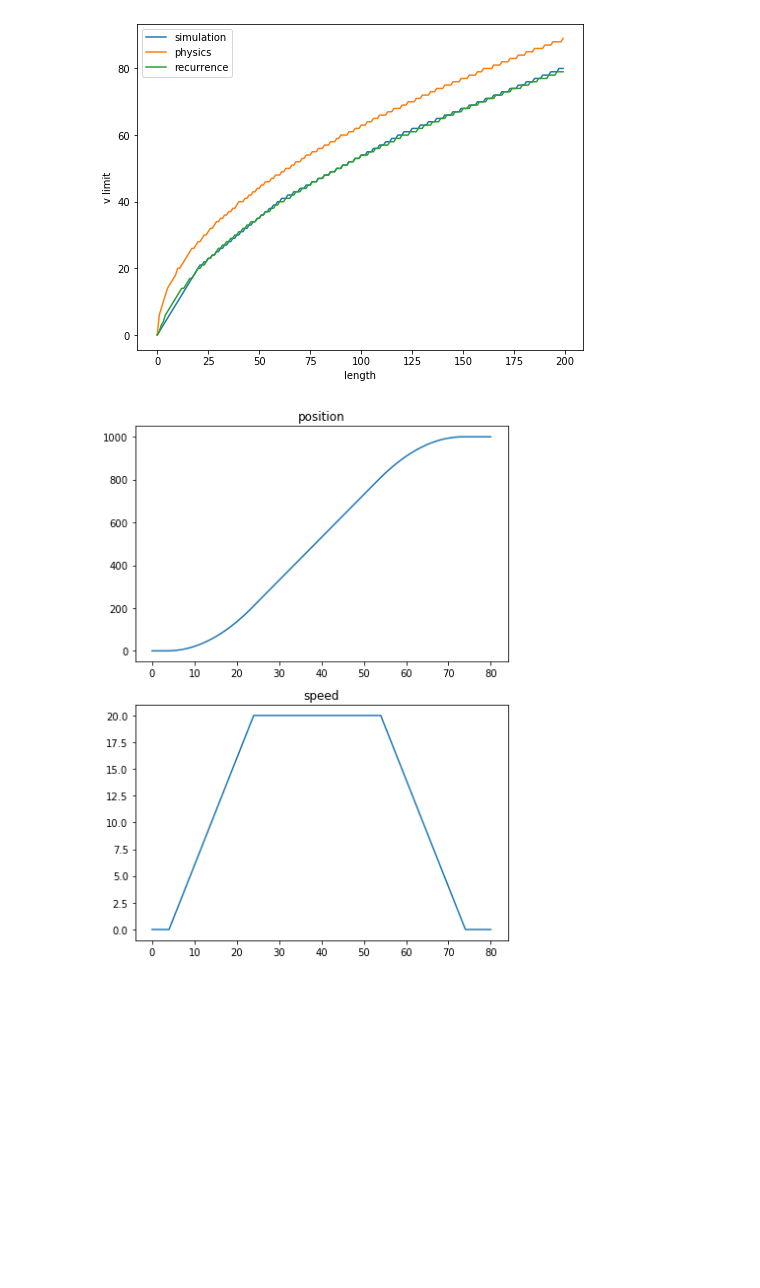
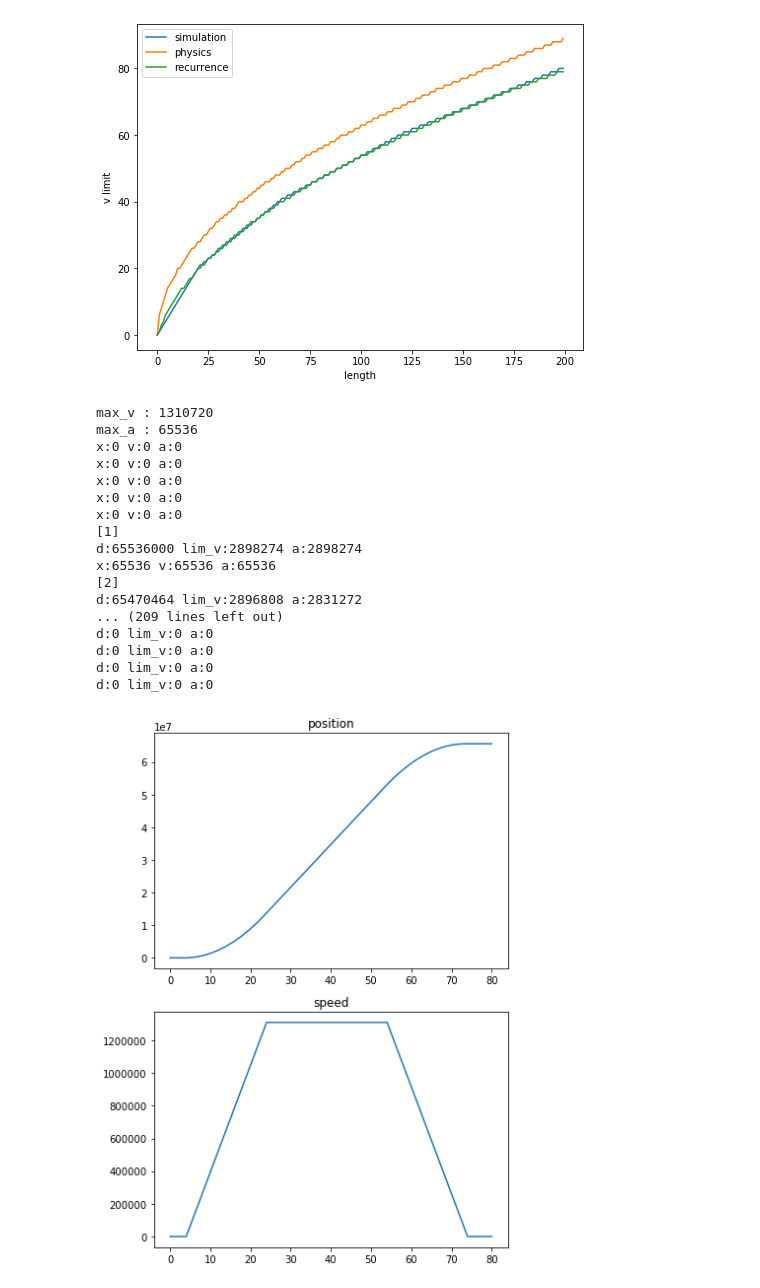
Before and after one commit to ryuz/jelly, a Jupyter notebook: projects/zybo_z7_stepper_motor/model/motor_motor_control_model.ipynb, the cells around one changed output. Drawn from its saved outputs; the diff is of its cells as text; code cells hidden in the pictures; blank space fills up the shorter version.

```diff
--- a/projects/zybo_z7_stepper_motor/model/motor_motor_control_model.ipynb
+++ b/projects/zybo_z7_stepper_motor/model/motor_motor_control_model.ipynb
@@ -106,7 +106,7 @@ def calc_limit_v_physics(l, a):
         int: 最大速度
 
     '''
-    v = np.floor(np.sqrt(2 * a * l))
+    v = int(math.sqrt(2 * a * l))
     return v
 
 def calc_limit_v_recurrence(l, a):
@@ -118,7 +118,7 @@ def calc_limit_v_recurrence(l, a):
         int: 最大速度
 
     '''
-    v = np.floor( (-a + np.floor(np.sqrt(a*(a + 8*l))))/2 )
+    v = int((-a + int(math.sqrt(a*(a + 8*l))))//2)
     return v
 
 def calc_limit_v(l, a):
@@ -178,6 +178,7 @@ class motor_model:
             d     = self.target_x - self.cur_x
             lim_v = calc_limit_v(d, self.max_a)
             self.cur_a = lim_v - self.cur_v
+            print('d:%d lim_v:%d a:%d' %(d, lim_v, self.cur_a))
 
             # 近傍なら閾値を変えて丸める(インチキ)
             if d <= self.max_a and d >= -self.max_a:
@@ -185,9 +186,9 @@ class motor_model:
                 max_a = self.max_a_near
 
         # 上限でクリップしてステップを進める
-        self.cur_a = np.clip(self.cur_a, -max_a, +max_a)
+        self.cur_a = min(max(self.cur_a, -max_a), +max_a)
         self.cur_v += self.cur_a
-        self.cur_v = np.clip(self.cur_v, -self.max_v, +self.max_v)
+        self.cur_v = min(max(self.cur_v, -self.max_v), +self.max_v)
         self.cur_x += self.cur_v
 
         self.log_x.append(self.cur_x)
@@ -232,41 +233,72 @@ class motor_model:
 
     def get_log_a(self):
         return self.log_a
+# %%
+def print_status(motor):
+    print('x:%d v:%d a:%d' % (motor.get_cur_x(), motor.get_cur_v(), motor.get_cur_a()))
 # %%
 # 適当に移動してみる
 motor = motor_model()
-motor.set_max_v(20)
-motor.set_max_a(1)
+motor.set_max_v(20*65536)
+motor.set_max_a(1*65536)
+
+print('max_v :', motor.max_v)
+print('max_a :', motor.max_a)
 
 pos_list =[]
 spd_list =[]
 
 for i in range(5):
     pos_list.append(motor.step())
+    print_status(motor)
 
-motor.set_target_x(1000)
+motor.set_target_x(1000*65536)
 
+t = 1
 for i in range(5):
+    print('[%d]' % t)
     pos_list.append(motor.step())
+    t+=1
+    print_status(motor)
 
 while motor.get_cur_v() != 0 or motor.get_cur_a() != 0:
+    print('[%d]' % t)
     pos_list.append(motor.step())
+    t+=1
+    print_status(motor)
 
 for i in range(5):
     pos_list.append(motor.step())
 
 plt.figure(figsize=(6, 8))
 plt.subplot(211)
 plt.title("position")
 plt.plot(motor.get_log_x())
 plt.subplot(212)
 plt.title("speed")
 plt.plot(motor.get_log_v())
 plt.tight_layout()
 plt.savefig('graph0.png')
 plt.show()
 # %% [output]
+max_v : 1310720
+max_a : 65536
+x:0 v:0 a:0
+x:0 v:0 a:0
+x:0 v:0 a:0
+x:0 v:0 a:0
+x:0 v:0 a:0
+[1]
+d:65536000 lim_v:2898274 a:2898274
+x:65536 v:65536 a:65536
+[2]
+d:65470464 lim_v:2896808 a:2831272
+... (209 lines left out)
+d:0 lim_v:0 a:0
+d:0 lim_v:0 a:0
+d:0 lim_v:0 a:0
+d:0 lim_v:0 a:0
-[figure, old version]
+[figure, new version]
 # %%
 # 最大速度に達する前に減速しないといけないパターン
 motor = motor_model()
```
Also changed, not shown: parts of 2 cells of this notebook, 8 other files.
